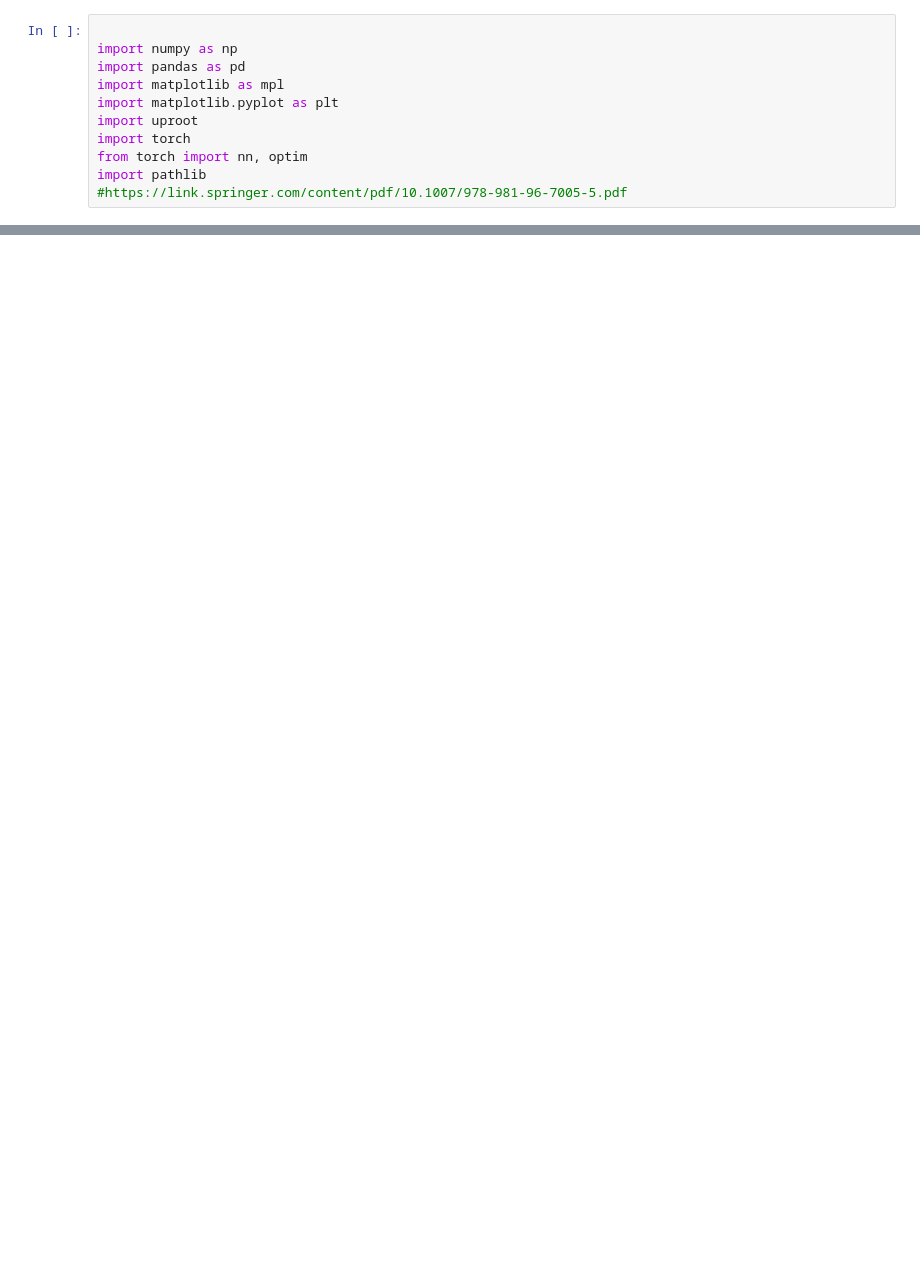
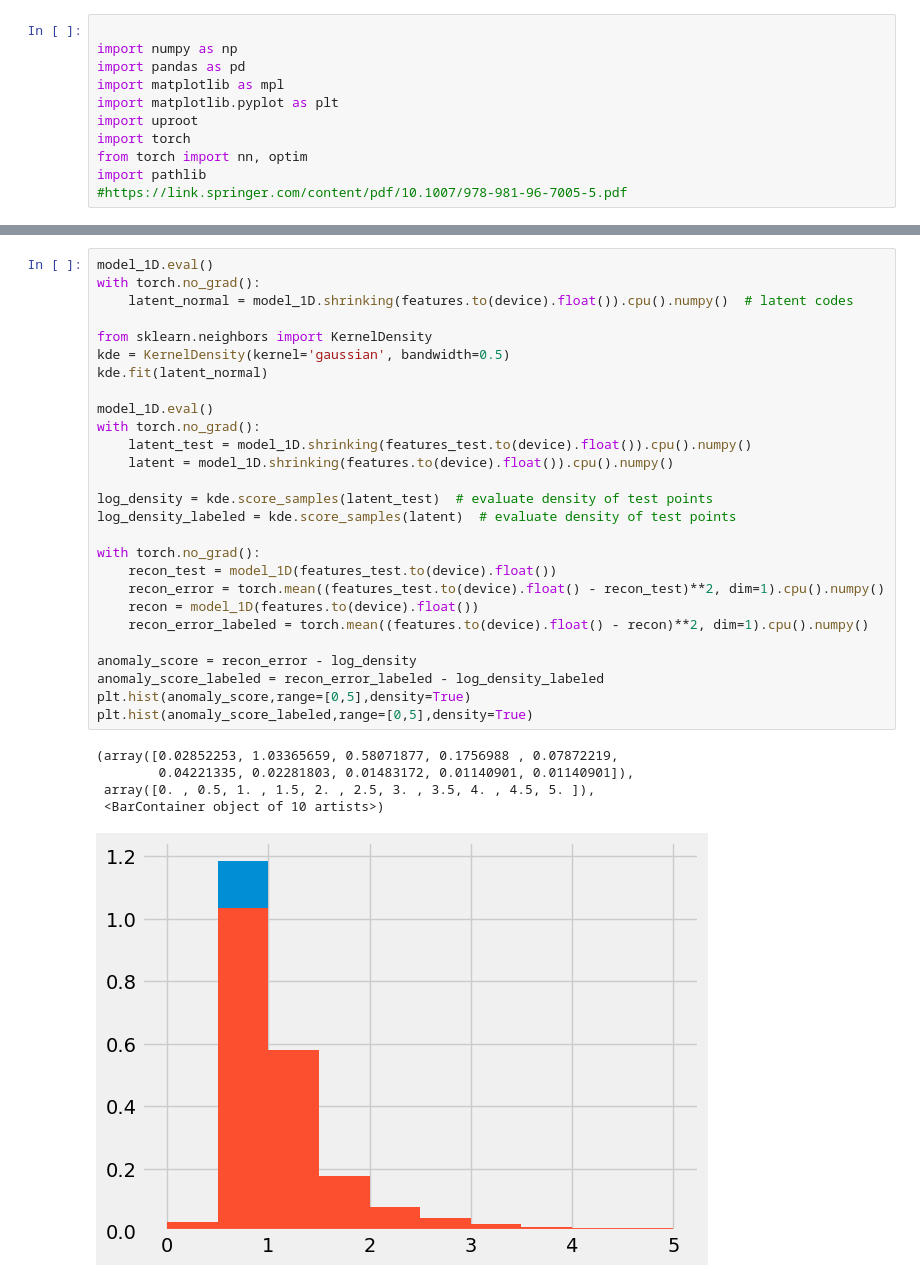
Before and after one commit to SanderGeurts/ML_2025_2026_Jesper_Anna_Sander, a Jupyter notebook: Autoencoders.ipynb, the cells around one changed output, grey strips where cells are left out. Saved outputs shown, nothing was run; the diff lists cells and outputs as text; blank space fills up the shorter version.

```diff
--- a/Autoencoders.ipynb
+++ b/Autoencoders.ipynb
@@ -80,0 +387,33 @@ class Autoencoder(nn.Module):
+# %%
+model_1D.eval()
+with torch.no_grad():
+    latent_normal = model_1D.shrinking(features.to(device).float()).cpu().numpy()  # latent codes
+
+from sklearn.neighbors import KernelDensity
+kde = KernelDensity(kernel='gaussian', bandwidth=0.5)
+kde.fit(latent_normal)
+
+model_1D.eval()
+with torch.no_grad():
+    latent_test = model_1D.shrinking(features_test.to(device).float()).cpu().numpy()
+    latent = model_1D.shrinking(features.to(device).float()).cpu().numpy()
+
+log_density = kde.score_samples(latent_test)  # evaluate density of test points
+log_density_labeled = kde.score_samples(latent)  # evaluate density of test points
+
+with torch.no_grad():
+    recon_test = model_1D(features_test.to(device).float())
+    recon_error = torch.mean((features_test.to(device).float() - recon_test)**2, dim=1).cpu().numpy()
+    recon = model_1D(features.to(device).float())
+    recon_error_labeled = torch.mean((features.to(device).float() - recon)**2, dim=1).cpu().numpy()
+
+anomaly_score = recon_error - log_density
+anomaly_score_labeled = recon_error_labeled - log_density_labeled
+plt.hist(anomaly_score,range=[0,5],density=True)
+plt.hist(anomaly_score_labeled,range=[0,5],density=True)
+# %% [output]
+(array([0.02852253, 1.03365659, 0.58071877, 0.1756988 , 0.07872219,
+        0.04221335, 0.02281803, 0.01483172, 0.01140901, 0.01140901]),
+ array([0. , 0.5, 1. , 1.5, 2. , 2.5, 3. , 3.5, 4. , 4.5, 5. ]),
+ <BarContainer object of 10 artists>)
+[figure, added]
```
Also changed, not shown: parts of 8 cells of this notebook, 1 other file.
